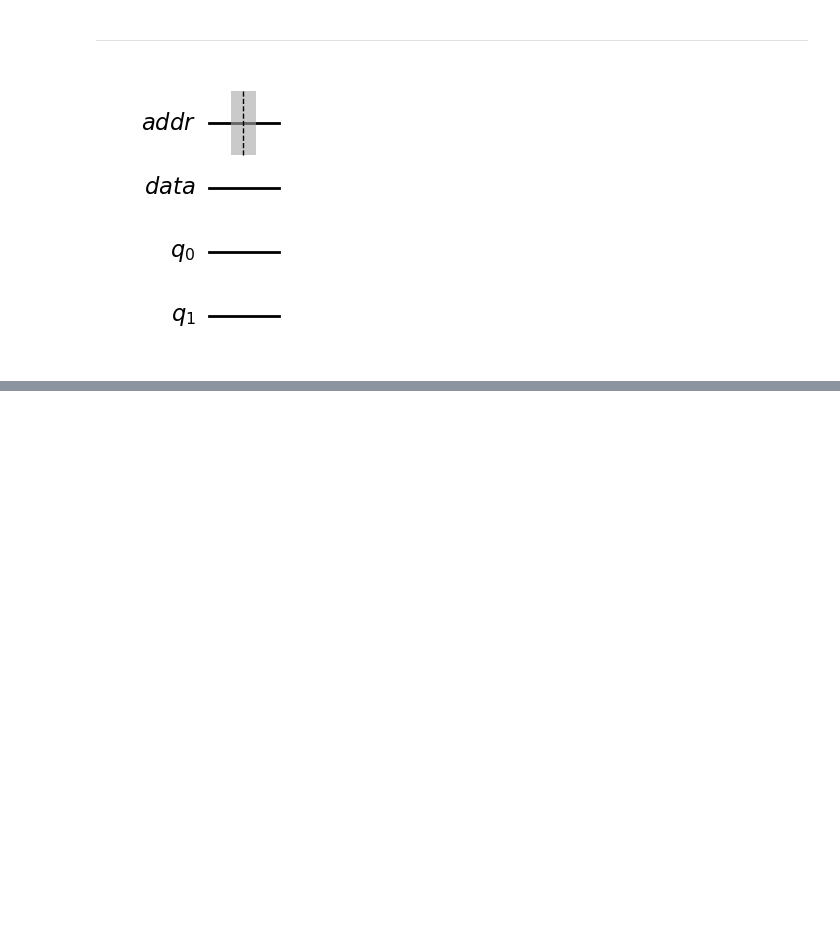
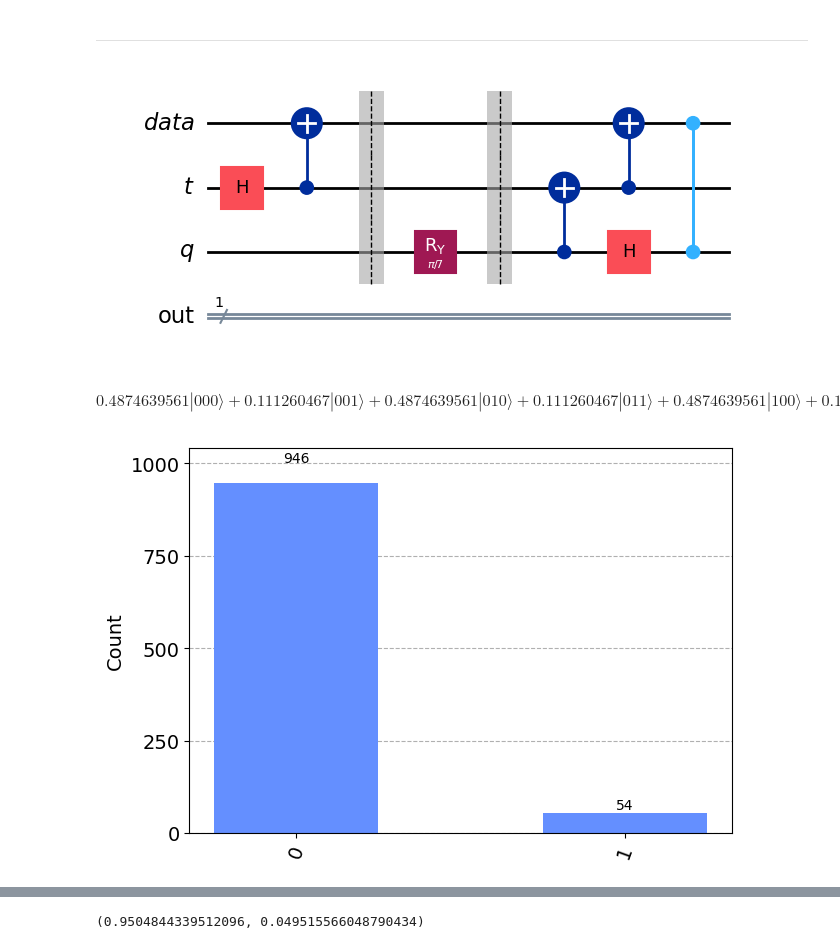
Before and after one commit to Dpbm/scientific-research-1-quantum-oracles, a Jupyter notebook: code/qram.ipynb, the cells around one changed output, grey strips where cells are left out. Saved outputs shown, nothing was run; the diff lists cells and outputs as text; code cells hidden in the pictures; blank space fills up the shorter version.

Commit message:
finished qram writing function

```diff
--- a/code/qram.ipynb
+++ b/code/qram.ipynb
@@ -482,17 +482,33 @@ $$0.4755282581 |000\rangle+0.4755282581 |001\rangle+0.4755282581 |010\rangle+0.4
 # %% [markdown]
 ---
 # %%
-addr = QuantumRegister(1, name="addr")
 data = QuantumRegister(1, name="data")
-q = QuantumRegister(2, name="q")
+teleportation_provider = QuantumRegister(1, name="t")
+q = QuantumRegister(1, name="q")
+meas = ClassicalRegister(1, name="out")
 
+qram = QuantumCircuit(data, teleportation_provider, q,meas)
 
-qram = QuantumCircuit(addr, data, q)
+qram.h(teleportation_provider)
+qram.cx(teleportation_provider, data)
 
+qram.barrier()
 
-qram.barrier(addr)
+qram.ry(np.pi/7, q)
 
+qram.barrier()
+
+qram.cx(q, teleportation_provider)
+qram.h(q)
+qram.cx(teleportation_provider, data)
+qram.cz(q, data)
 
 display(qram.draw('mpl'))
+#display(show_unitary(get_unitary(qram)))
+display(show_state(qram))
+display(plot_histogram(measure(qram, qubits=[0])))
+display(plot_histogram(measure(qram, qubits=[2])))
 # %% [output]
-[figure, old version]
+[figure, new version]
+$$0.4874639561 |000\rangle+0.111260467 |001\rangle+0.4874639561 |010\rangle+0.111260467 |011\rangle+0.4874639561 |100\rangle+0.111260467 |101\rangle+0.4874639561 |110\rangle+0.111260467 |111\rangle$$
+[figure, added]
@@ -498,0 +516,4 @@ display(qram.draw('mpl'))
+# %%
+np.cos(np.pi/7/2)**2, np.sin(np.pi/7/2)**2
+# %% [output]
+(0.9504844339512096, 0.049515566048790434)
```
Also changed, not shown: parts of 11 cells of this notebook.
